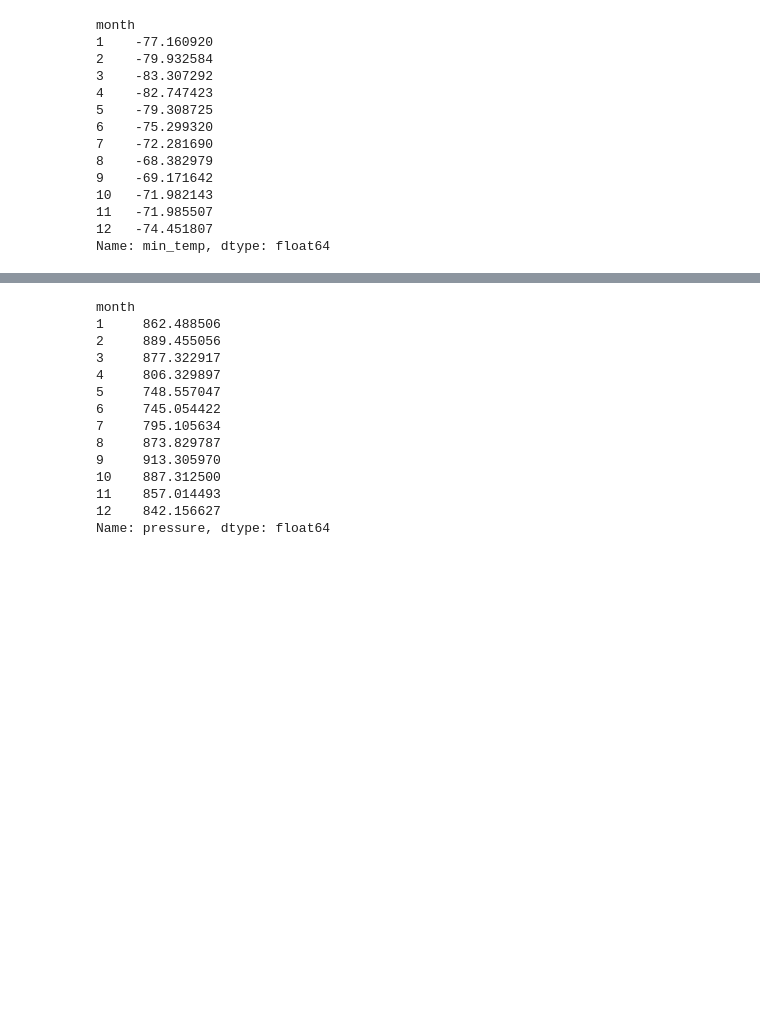
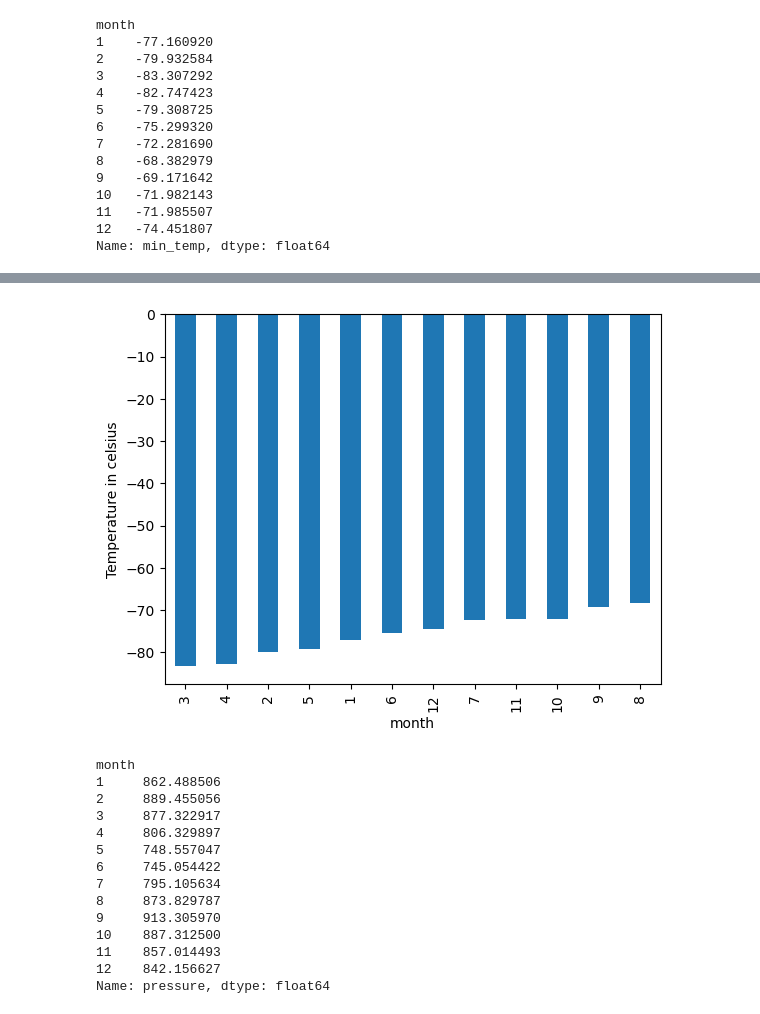
Before and after one commit to Deepika-GH/Module-11-Data_Collection, a Jupyter notebook: Starter_Code/part_2_mars_weather.ipynb, the cells around one changed output, grey strips where cells are left out. Drawn from its saved outputs; the diff is of its cells as text; code cells hidden in the pictures; blank space fills up the shorter version.

```diff
--- a/Starter_Code/part_2_mars_weather.ipynb
+++ b/Starter_Code/part_2_mars_weather.ipynb
@@ -153,2 +290,18 @@ Name: min_temp, dtype: float64
+# %%
+# Identify the coldest and hottest months in Curiosity's location
+
+#sort the temp values in descending order
+avg_low_temp_desc = df.groupby("month")["min_temp"].mean().sort_values(ascending=True)
+
+avg_low_temp_desc.plot(kind='bar')
+
+# Set plot labels
+plt.xlabel("month")
+plt.ylabel("Temperature in celsius")
+
+# Display the plot
+plt.show()
+# %% [output]
+[figure, added]
 # %%
 # 4. Average pressure by Martian month
```
Also changed, not shown: parts of 22 cells of this notebook, 1 other file.
